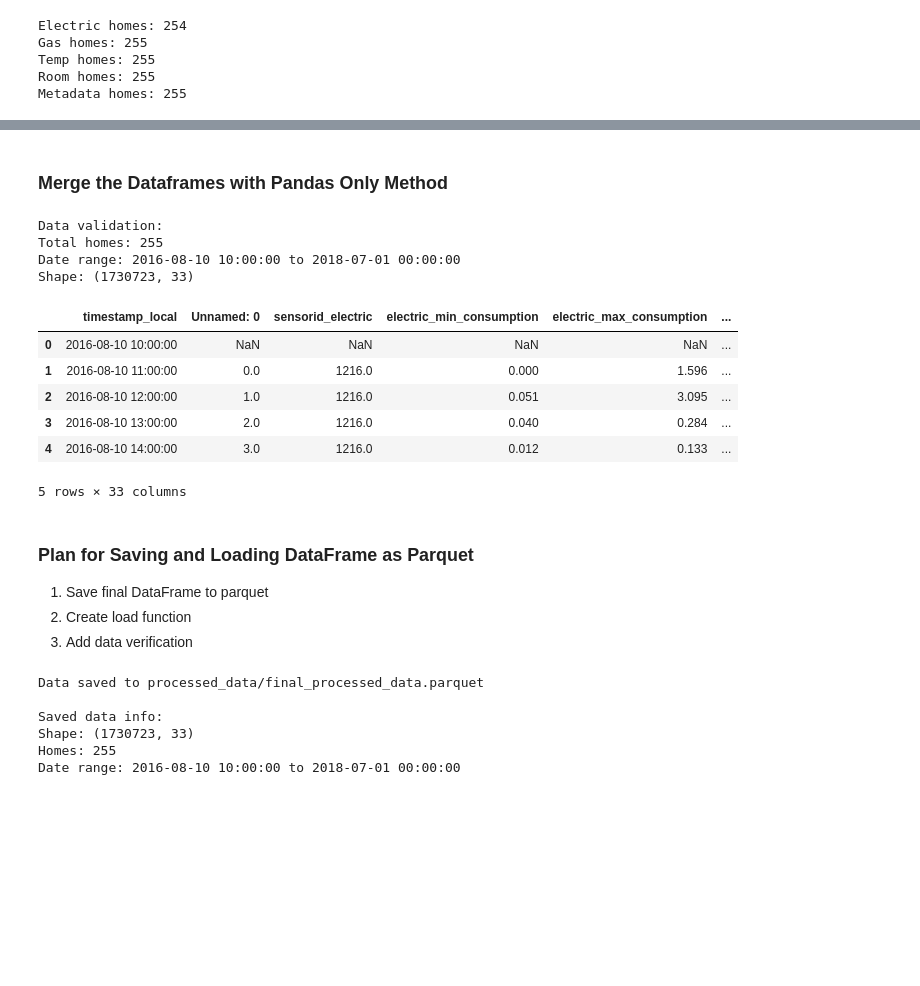
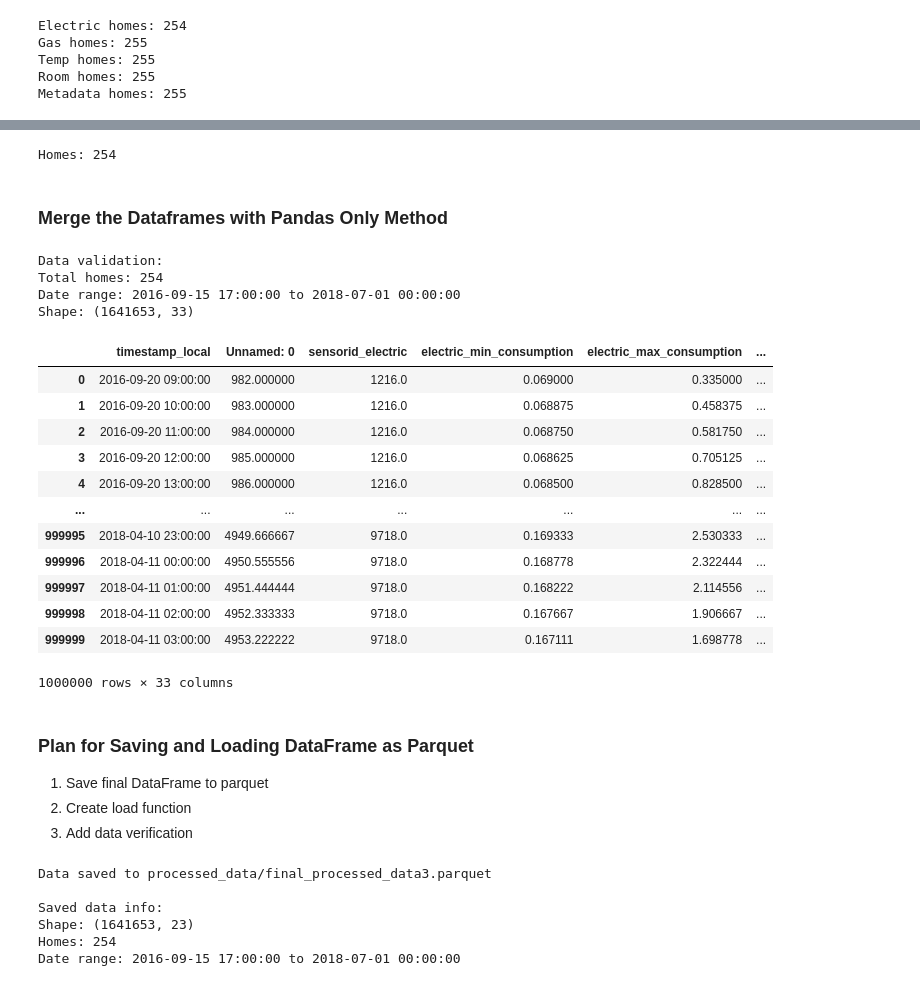
Before and after one commit to sudo-Oliver/Predictive-Analytics-Private, a Jupyter notebook: notebooks/Preprocessing.ipynb, the cells around one changed output, grey strips where cells are left out. Cells and saved outputs as stored; diff of their text form; code cells hidden in the pictures; blank space fills up the shorter version.

Commit message:
Fixed final merging of dataframe into parquet file

```diff
--- a/notebooks/Preprocessing.ipynb
+++ b/notebooks/Preprocessing.ipynb
@@ -478,3 +601,7 @@ else:
+# %%
+print(f"Homes: {df_merged['homeid'].nunique()}")
+# %% [output]
+Homes: 254
 # %% [markdown]
 ### Merge the Dataframes with Pandas Only Method
 # %%
@@ -525,7 +652,7 @@ df_combined = pd.merge(
     df_electric_active,
     df_gas_active.drop(['status'] + ['Unnamed: 0'] if 'Unnamed: 0' in df_gas_active.columns else [], axis=1),
     on=['timestamp_local', 'homeid'],
-    how='outer',
+    how='inner',
     suffixes=('_electric', '_gas')
 )
 
@@ -535,7 +662,7 @@ df_combined = pd.merge(
     df_combined,
     df_tempprobe_active.drop(columns_to_drop_tempprobe, axis=1),
     on=['timestamp_local', 'homeid'],
-    how='outer',
+    how='inner',
     suffixes=('', '_tempprobe')
 )
 
@@ -545,7 +672,7 @@ df_combined = pd.merge(
     df_combined,
     df_sensor_room_active.drop(columns_to_drop_room, axis=1),
     on=['timestamp_local', 'homeid'],
-    how='outer',
+    how='inner',
     suffixes=('', '_room')
 )
 
@@ -601,26 +728,32 @@ print(f"Date range: {final_df['timestamp_local'].min()} to {final_df['timestamp_
 print(f"Shape: {final_df.shape}")
 # %% [output]
 Data validation:
-Total homes: 255
-Date range: 2016-08-10 10:00:00 to 2018-07-01 00:00:00
-Shape: (1730723, 33)
+Total homes: 254
+Date range: 2016-09-15 17:00:00 to 2018-07-01 00:00:00
+Shape: (1641653, 33)
 # %%
-final_df.head()
+final_df.head(n=1000000)
 # %% [output]
 |  | timestamp_local | Unnamed: 0 | sensorid_electric | electric_min_consumption | electric_max_consumption | ... |
-| 0 | 2016-08-10 10:00:00 | NaN | NaN | NaN | NaN | ... |
-| 1 | 2016-08-10 11:00:00 | 0.0 | 1216.0 | 0.000 | 1.596 | ... |
-| 2 | 2016-08-10 12:00:00 | 1.0 | 1216.0 | 0.051 | 3.095 | ... |
-| 3 | 2016-08-10 13:00:00 | 2.0 | 1216.0 | 0.040 | 0.284 | ... |
-| 4 | 2016-08-10 14:00:00 | 3.0 | 1216.0 | 0.012 | 0.133 | ... |
+| 0 | 2016-09-20 09:00:00 | 982.000000 | 1216.0 | 0.069000 | 0.335000 | ... |
+| 1 | 2016-09-20 10:00:00 | 983.000000 | 1216.0 | 0.068875 | 0.458375 | ... |
+| 2 | 2016-09-20 11:00:00 | 984.000000 | 1216.0 | 0.068750 | 0.581750 | ... |
+| 3 | 2016-09-20 12:00:00 | 985.000000 | 1216.0 | 0.068625 | 0.705125 | ... |
+| 4 | 2016-09-20 13:00:00 | 986.000000 | 1216.0 | 0.068500 | 0.828500 | ... |
+| ... | ... | ... | ... | ... | ... | ... |
+| 999995 | 2018-04-10 23:00:00 | 4949.666667 | 9718.0 | 0.169333 | 2.530333 | ... |
+| 999996 | 2018-04-11 00:00:00 | 4950.555556 | 9718.0 | 0.168778 | 2.322444 | ... |
+| 999997 | 2018-04-11 01:00:00 | 4951.444444 | 9718.0 | 0.168222 | 2.114556 | ... |
+| 999998 | 2018-04-11 02:00:00 | 4952.333333 | 9718.0 | 0.167667 | 1.906667 | ... |
+| 999999 | 2018-04-11 03:00:00 | 4953.222222 | 9718.0 | 0.167111 | 1.698778 | ... |
-5 rows × 33 columns
+1000000 rows × 33 columns
 # %% [markdown]
 ### Plan for Saving and Loading DataFrame as Parquet
 1. Save final DataFrame to parquet
 2. Create load function
 3. Add data verification
 # %%
-def save_processed_data(df, filename='final_processed_data.parquet'):
+def save_processed_data(df, filename='final_processed_data3.parquet'):
     """Save processed DataFrame to parquet"""
     # Create data directory if it doesn't exist
     if not os.path.exists('processed_data'):
@@ -637,21 +770,21 @@ def save_processed_data(df, filename='final_processed_data.parquet'):
     print(f"Homes: {df['homeid'].nunique()}")
     print(f"Date range: {df['timestamp_local'].min()} to {df['timestamp_local'].max()}")
 
-def load_processed_data(filename='final_processed_data.parquet'):
+def load_processed_data(filename='final_processed_data2.parquet'):
     """Load processed data from parquet"""
     filepath = os.path.join('processed_data', filename)
     df = pd.read_parquet(filepath)
     return df
 
 # Save processed DataFrame
-save_processed_data(final_df)
+save_processed_data(df_merged)
 
 # Later, load the data:
 # processed_df = load_processed_data()
 # %% [output]
-Data saved to processed_data/final_processed_data.parquet
+Data saved to processed_data/final_processed_data3.parquet
 
 Saved data info:
-Shape: (1730723, 33)
-Homes: 255
-Date range: 2016-08-10 10:00:00 to 2018-07-01 00:00:00
+Shape: (1641653, 23)
+Homes: 254
+Date range: 2016-09-15 17:00:00 to 2018-07-01 00:00:00
```
Also changed, not shown: parts of 8 cells of this notebook.
